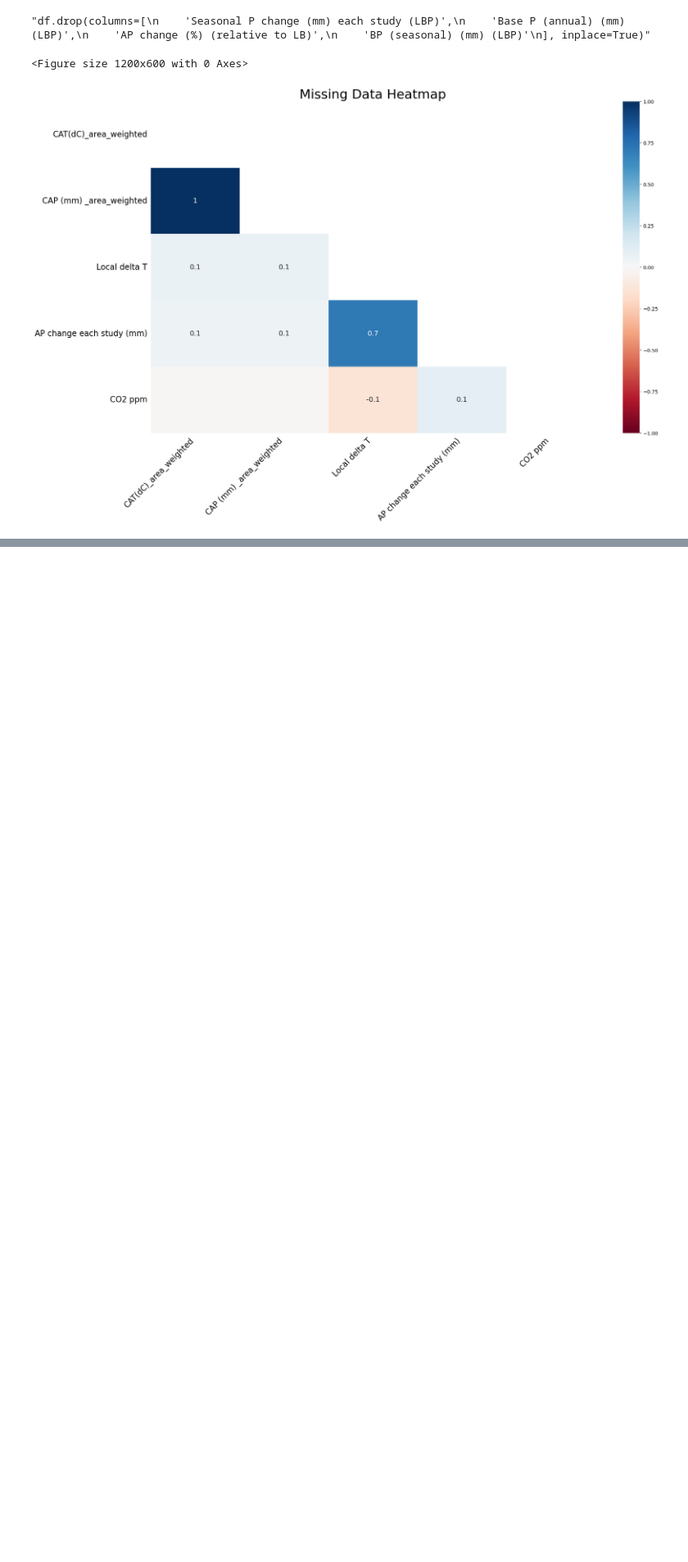
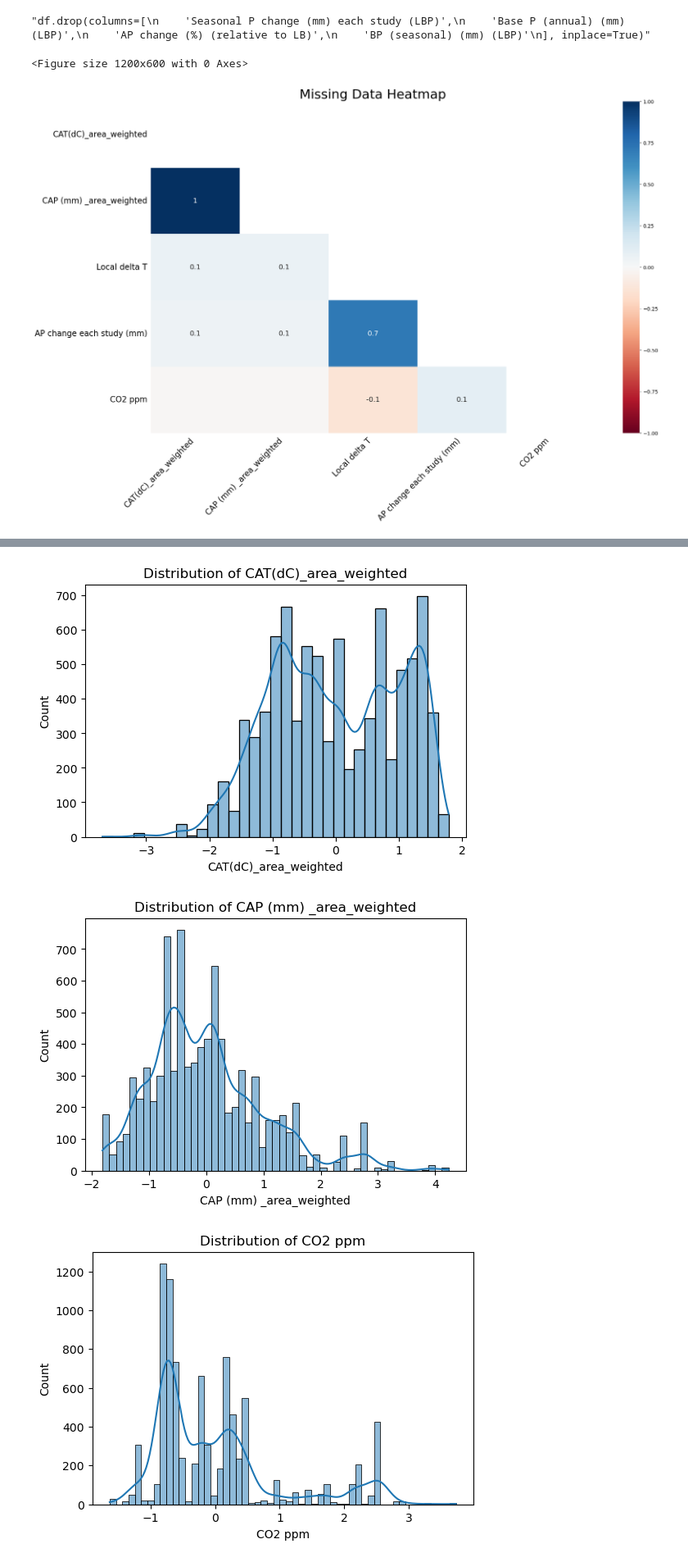
Before and after one commit to SOWMYAYALAVARTHI/Machine-Learning-Analysis-of-Climate-change-Impacts-on-Global-crop-yields, a Jupyter notebook: Climate_impacts.ipynb, the cells around one changed output, grey strips where cells are left out. Shown at 82% size. Saved outputs shown, nothing was run; the diff lists cells and outputs as text; code cells hidden in the pictures; blank space fills up the shorter version.

```diff
--- a/Climate_impacts.ipynb
+++ b/Climate_impacts.ipynb
@@ -223,0 +117,11 @@ dtype: int64
+# %%
+columns_for_imputation = ['CAT(dC)_area_weighted', 'CAP (mm) _area_weighted', 'CO2 ppm',
+                          'Local delta T', 'AP change each study (mm)'] + \
+                         [col for col in new_df.columns if col.startswith('Region_')]
+
+impute_df = new_df[columns_for_imputation].copy()
+# %%
+from sklearn.preprocessing import StandardScaler
+
+scaler = StandardScaler()
+scaled_impute_data = scaler.fit_transform(impute_df)
@@ -223,0 +215,15 @@ dtype: int64
+# %%
+from sklearn.experimental import enable_iterative_imputer  # This line is required to use it
+from sklearn.impute import IterativeImputer
+
+# Step 1: Initialize Iterative Imputer
+iter_imputer = IterativeImputer(random_state=42)
+
+# Step 2: Fit and transform the scaled data
+imputed_array = iter_imputer.fit_transform(scaled_impute_data)
+
+# Step 3: Convert back to DataFrame with original column names
+imputed_df = pd.DataFrame(imputed_array, columns=impute_df.columns)
+
+# Your imputed_df now contains all features with no missing values
+# You can now use imputed_df as your feature set (X) to train your model
@@ -223,0 +245,2 @@ dtype: int64
+# %%
+imputed_df['Climate impacts (%)'] = new_df['Climate impacts (%)'].values
@@ -223,0 +249,15 @@ dtype: int64
+# %%
+#Understanding the feature distributions
+import seaborn as sns
+import matplotlib.pyplot as plt
+
+for col in ['CAT(dC)_area_weighted', 'CAP (mm) _area_weighted', 'CO2 ppm',
+            'Local delta T', 'AP change each study (mm)', 'Climate impacts (%)']:
+    plt.figure(figsize=(6, 4))
+    sns.histplot(imputed_df[col], kde=True)
+    plt.title(f'Distribution of {col}')
+    plt.show()
+# %% [output]
+[figure, added]
+[figure, added]
+[figure, added]
```
Also changed, not shown: parts of 25 cells of this notebook, 1 other file.
